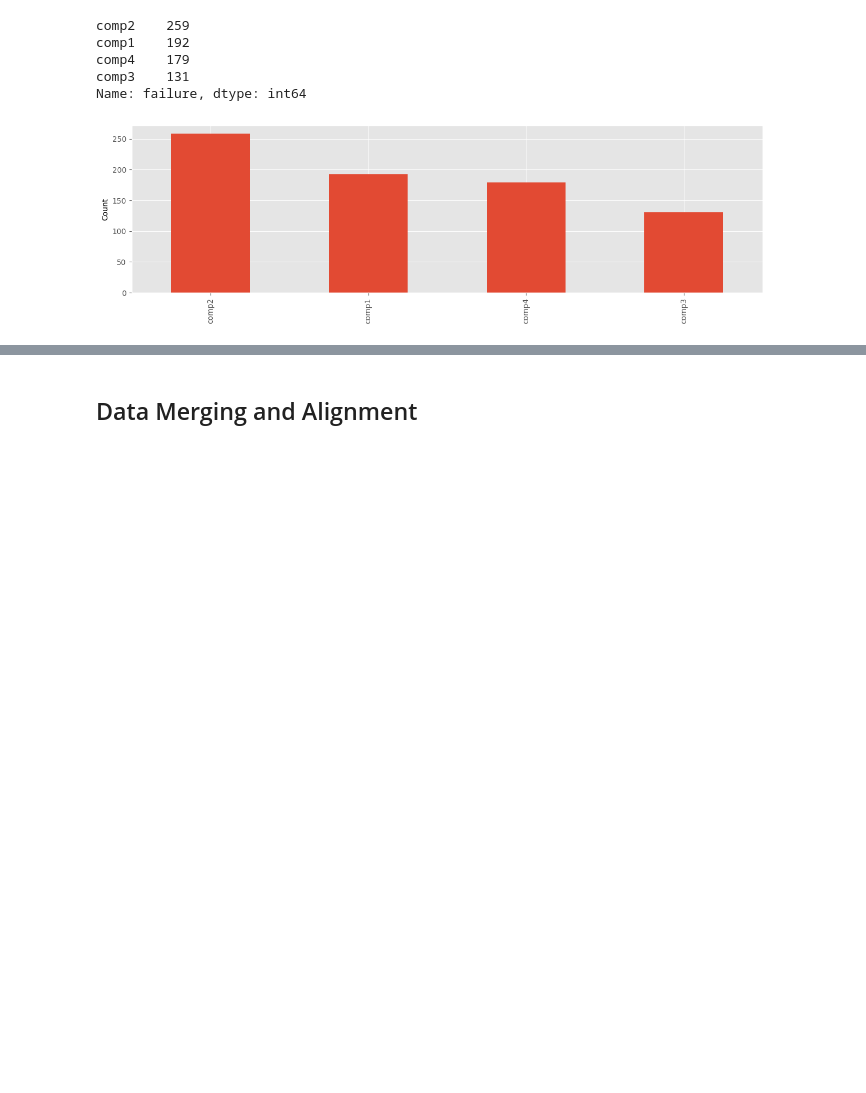
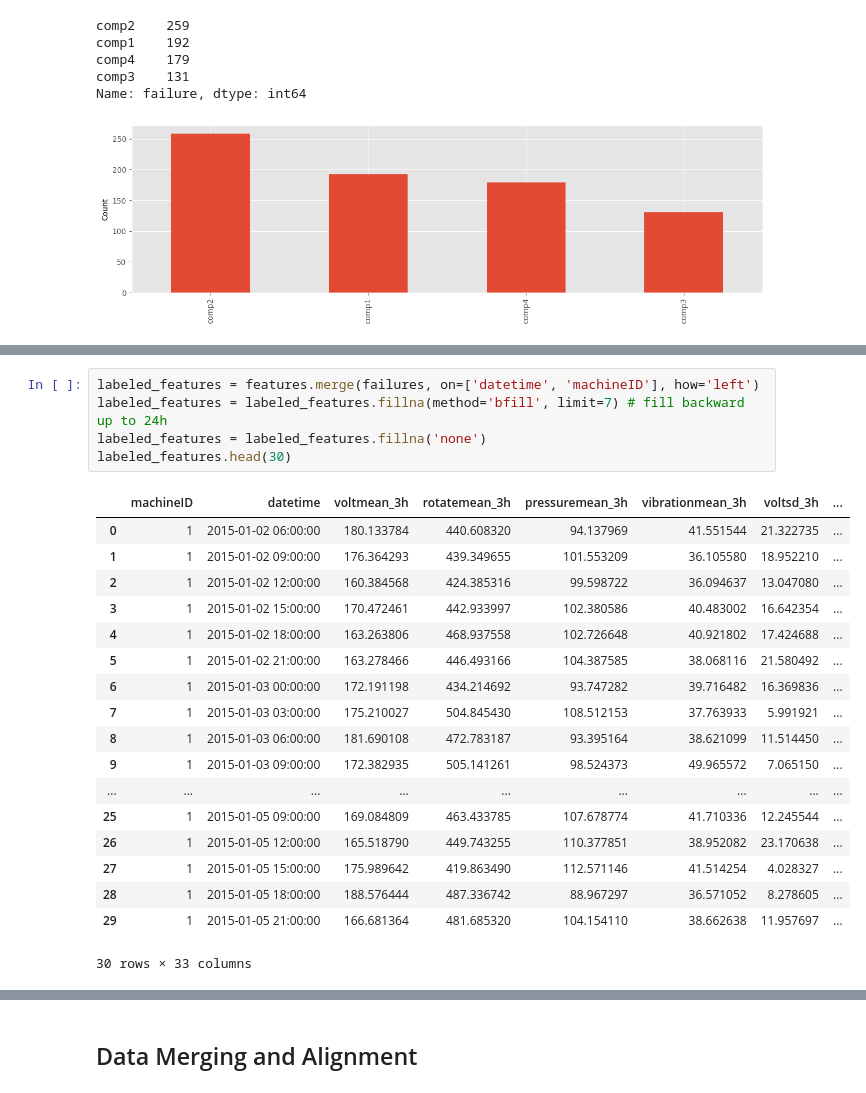
Before and after one commit to gpanagioto/-mbml-predictive-maintenance, a Jupyter notebook: model_analysis.ipynb, the cells around one changed output, grey strips where cells are left out. Drawn from its saved outputs; the diff is of its cells as text; blank space fills up the shorter version.

```diff
--- a/model_analysis.ipynb
+++ b/model_analysis.ipynb
@@ -252,0 +261,24 @@ Name: failure, dtype: int64
+# %%
+labeled_features = features.merge(failures, on=['datetime', 'machineID'], how='left')
+labeled_features = labeled_features.fillna(method='bfill', limit=7) # fill backward up to 24h
+labeled_features = labeled_features.fillna('none')
+labeled_features.head(30)
+# %% [output]
+|  | machineID | datetime | voltmean_3h | rotatemean_3h | pressuremean_3h | vibrationmean_3h | voltsd_3h | ... |
+| 0 | 1 | 2015-01-02 06:00:00 | 180.133784 | 440.608320 | 94.137969 | 41.551544 | 21.322735 | ... |
+| 1 | 1 | 2015-01-02 09:00:00 | 176.364293 | 439.349655 | 101.553209 | 36.105580 | 18.952210 | ... |
+| 2 | 1 | 2015-01-02 12:00:00 | 160.384568 | 424.385316 | 99.598722 | 36.094637 | 13.047080 | ... |
+| 3 | 1 | 2015-01-02 15:00:00 | 170.472461 | 442.933997 | 102.380586 | 40.483002 | 16.642354 | ... |
+| 4 | 1 | 2015-01-02 18:00:00 | 163.263806 | 468.937558 | 102.726648 | 40.921802 | 17.424688 | ... |
+| 5 | 1 | 2015-01-02 21:00:00 | 163.278466 | 446.493166 | 104.387585 | 38.068116 | 21.580492 | ... |
+| 6 | 1 | 2015-01-03 00:00:00 | 172.191198 | 434.214692 | 93.747282 | 39.716482 | 16.369836 | ... |
+| 7 | 1 | 2015-01-03 03:00:00 | 175.210027 | 504.845430 | 108.512153 | 37.763933 | 5.991921 | ... |
+| 8 | 1 | 2015-01-03 06:00:00 | 181.690108 | 472.783187 | 93.395164 | 38.621099 | 11.514450 | ... |
+| 9 | 1 | 2015-01-03 09:00:00 | 172.382935 | 505.141261 | 98.524373 | 49.965572 | 7.065150 | ... |
+| ... | ... | ... | ... | ... | ... | ... | ... | ... |
+| 25 | 1 | 2015-01-05 09:00:00 | 169.084809 | 463.433785 | 107.678774 | 41.710336 | 12.245544 | ... |
+| 26 | 1 | 2015-01-05 12:00:00 | 165.518790 | 449.743255 | 110.377851 | 38.952082 | 23.170638 | ... |
+| 27 | 1 | 2015-01-05 15:00:00 | 175.989642 | 419.863490 | 112.571146 | 41.514254 | 4.028327 | ... |
+| 28 | 1 | 2015-01-05 18:00:00 | 188.576444 | 487.336742 | 88.967297 | 36.571052 | 8.278605 | ... |
+| 29 | 1 | 2015-01-05 21:00:00 | 166.681364 | 481.685320 | 104.154110 | 38.662638 | 11.957697 | ... |
+30 rows × 33 columns
```
Also changed, not shown: parts of 8 cells of this notebook.
